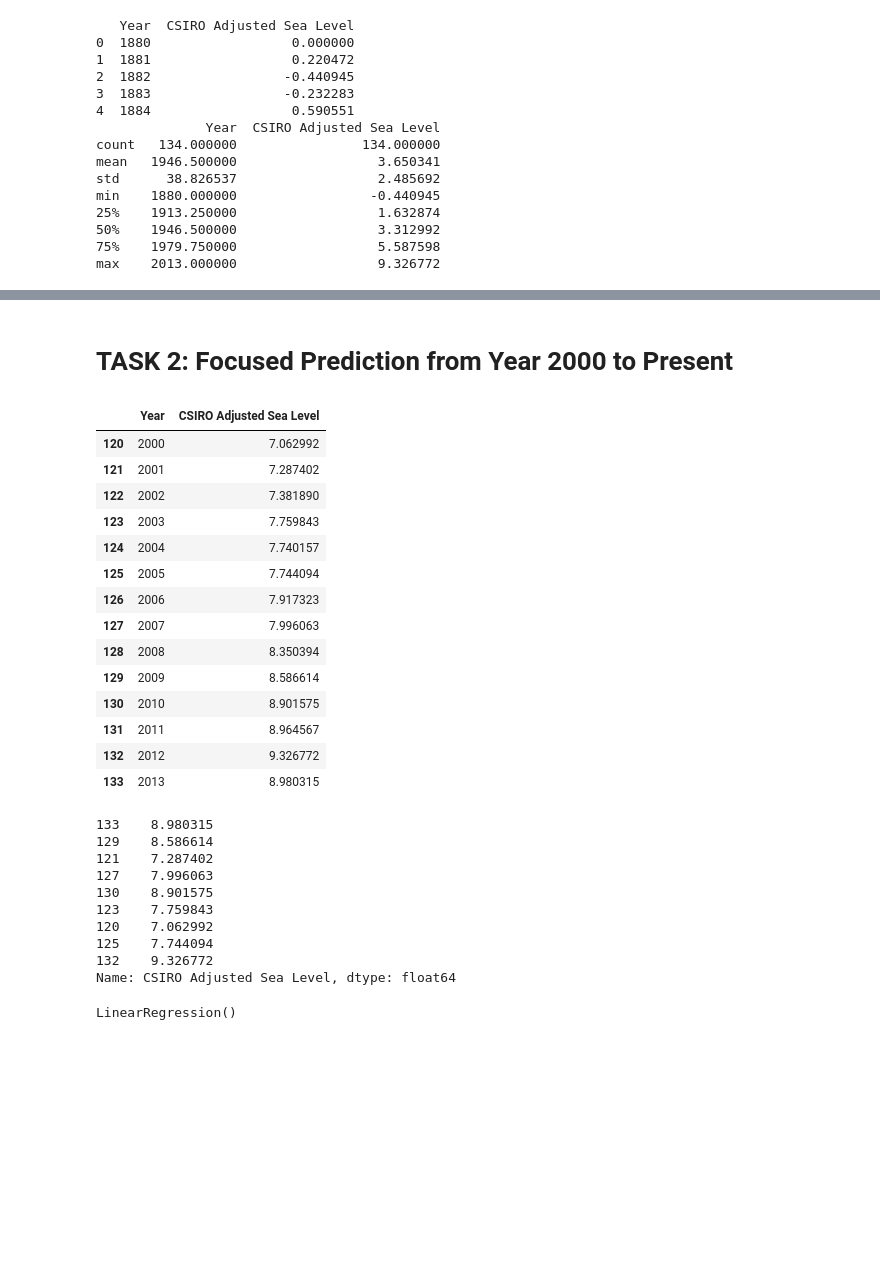
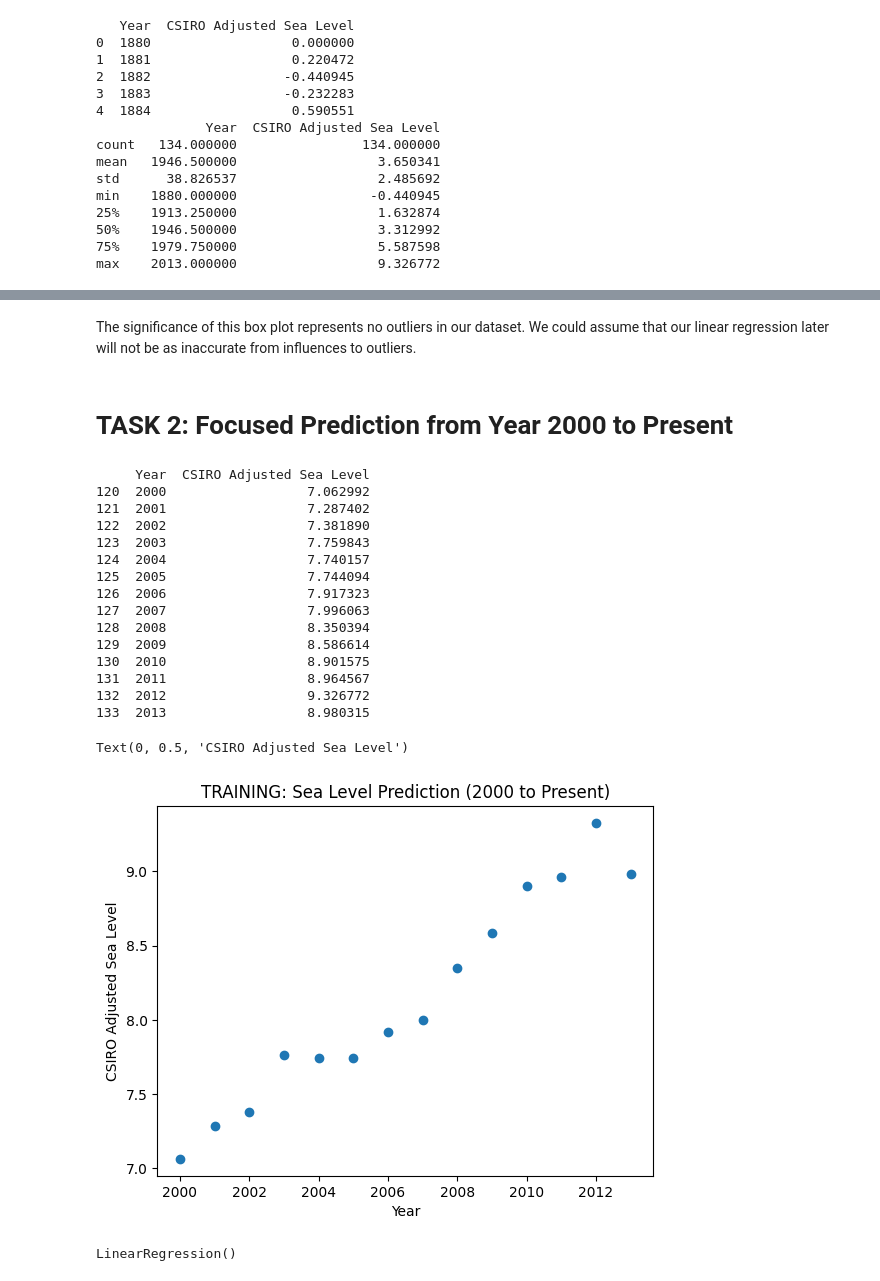
Before and after one commit to clngo/data301, a Jupyter notebook: lab/Project_1.ipynb, the cells around one changed output, grey strips where cells are left out. Drawn from its saved outputs; the diff is of its cells as text; code cells hidden in the pictures; blank space fills up the shorter version.

```diff
--- a/lab/Project_1.ipynb
+++ b/lab/Project_1.ipynb
@@ -174,44 +182,39 @@ plt.show()
+# %% [markdown]
+The significance of this box plot represents no outliers in our dataset. We could assume that our linear regression later will not be as inaccurate from influences to outliers.
 # %% [markdown]
 # TASK 2: Focused Prediction from Year 2000 to Present
 # %%
 # Filter the data from the year 2000 to the most recent year available in the dataset.
 df_2000 = df[df["Year"] >= 2000].copy()
-df_2000
+print(df_2000)
+plt.scatter(x=df_2000["Year"], y=df_2000["CSIRO Adjusted Sea Level"])
+plt.title('TRAINING: Sea Level Prediction (2000 to Present)')
+plt.xlabel("Year")
+plt.ylabel("CSIRO Adjusted Sea Level")
 # %% [output]
-|  | Year | CSIRO Adjusted Sea Level |
-| 120 | 2000 | 7.062992 |
-| 121 | 2001 | 7.287402 |
-| 122 | 2002 | 7.381890 |
-| 123 | 2003 | 7.759843 |
-| 124 | 2004 | 7.740157 |
-| 125 | 2005 | 7.744094 |
-| 126 | 2006 | 7.917323 |
-| 127 | 2007 | 7.996063 |
-| 128 | 2008 | 8.350394 |
-| 129 | 2009 | 8.586614 |
-| 130 | 2010 | 8.901575 |
-| 131 | 2011 | 8.964567 |
-| 132 | 2012 | 9.326772 |
-| 133 | 2013 | 8.980315 |
+     Year  CSIRO Adjusted Sea Level
+120  2000                  7.062992
+121  2001                  7.287402
+122  2002                  7.381890
+123  2003                  7.759843
+124  2004                  7.740157
+125  2005                  7.744094
+126  2006                  7.917323
+127  2007                  7.996063
+128  2008                  8.350394
+129  2009                  8.586614
+130  2010                  8.901575
+131  2011                  8.964567
+132  2012                  9.326772
+133  2013                  8.980315
+Text(0, 0.5, 'CSIRO Adjusted Sea Level')
+[figure, added]
 # %%
 # Shuffle the dataset and Split the dataset into 70% train and 30% test.
 from sklearn.model_selection import train_test_split
 X = df_2000[["Year"]]
 Y = df_2000["CSIRO Adjusted Sea Level"]
-x_train, x_test,y_train,y_test = train_test_split(X,Y,train_size=0.7,random_state=0)
-x_train
-y_train
+x_train, x_test,y_train,y_test = train_test_split(X,Y,train_size=0.7,shuffle=True)
-# %% [output]
-133    8.980315
-129    8.586614
-121    7.287402
-127    7.996063
-130    8.901575
-123    7.759843
-120    7.062992
-125    7.744094
-132    9.326772
-Name: CSIRO Adjusted Sea Level, dtype: float64
 # %%
 # Fit a linear regression and SVM model based on the 70% of the dataset (from 2000 to the most recent year). Use the SKLearn library.
 from sklearn.linear_model import LinearRegression
```
Also changed, not shown: parts of 15 cells of this notebook.
